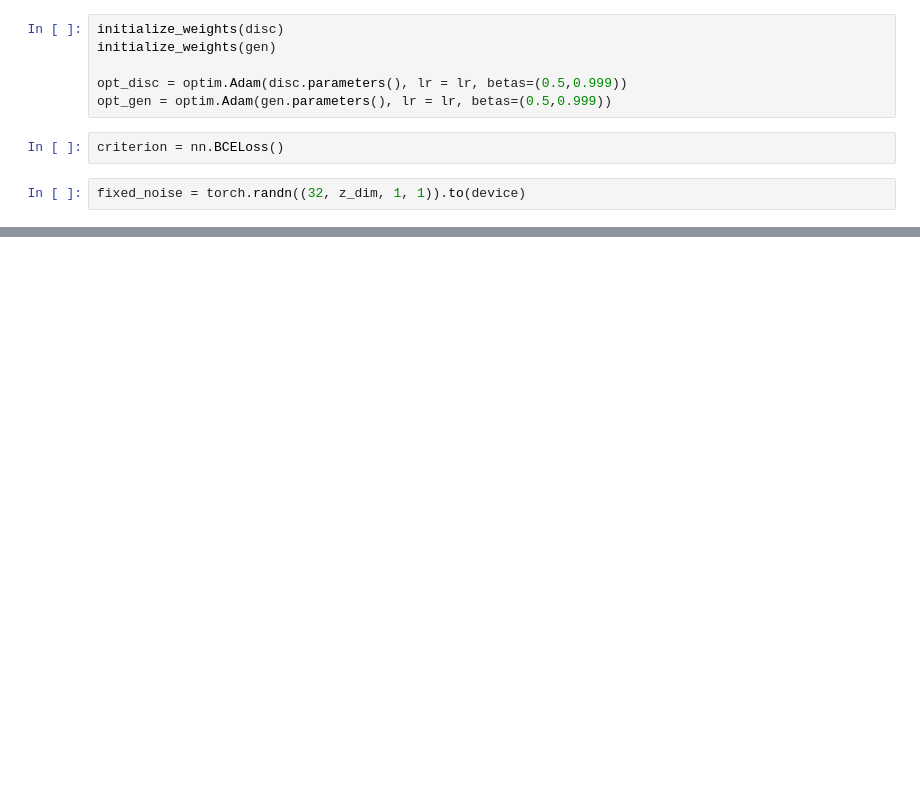
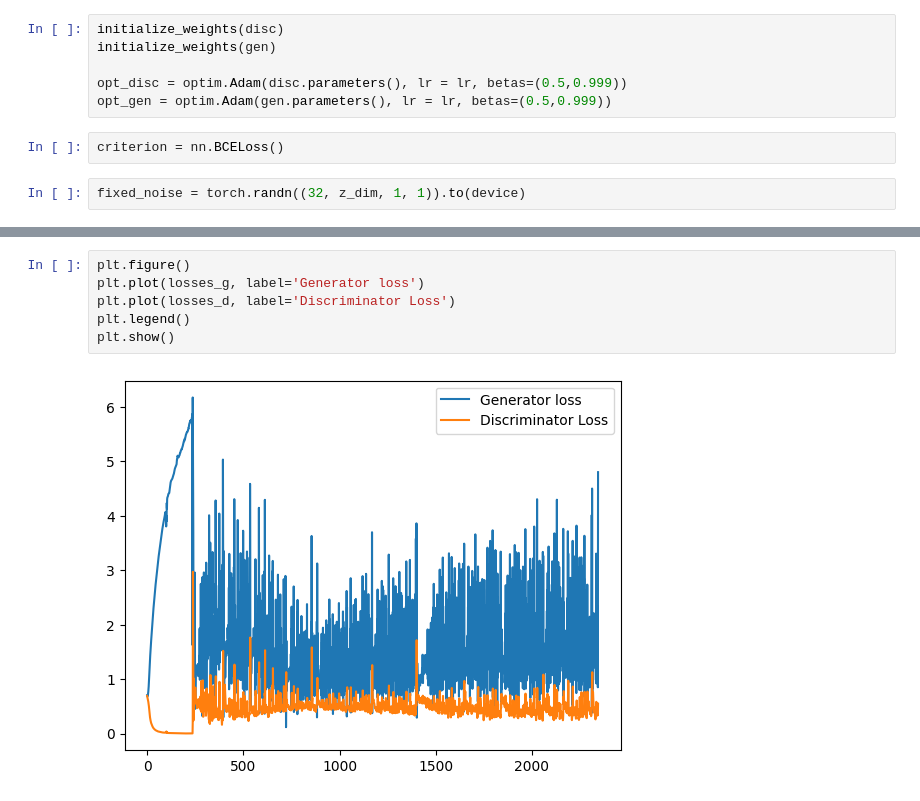
Before and after one commit to kaiju8/GANs-Implemented, a Jupyter notebook: DCGANs.ipynb, the cells around one changed output, grey strips where cells are left out. Drawn from its saved outputs; the diff is of its cells as text; blank space fills up the shorter version.

```diff
--- a/DCGANs.ipynb
+++ b/DCGANs.ipynb
@@ -206,0 +241,8 @@ Epoch [4/5] Batch 0/469 \Loss D: 1.4020, loss G: 1.5067
+# %%
+plt.figure()
+plt.plot(losses_g, label='Generator loss')
+plt.plot(losses_d, label='Discriminator Loss')
+plt.legend()
+plt.show()
+# %% [output]
+[figure, added]
```
Also changed, not shown: parts of 16 cells of this notebook.
